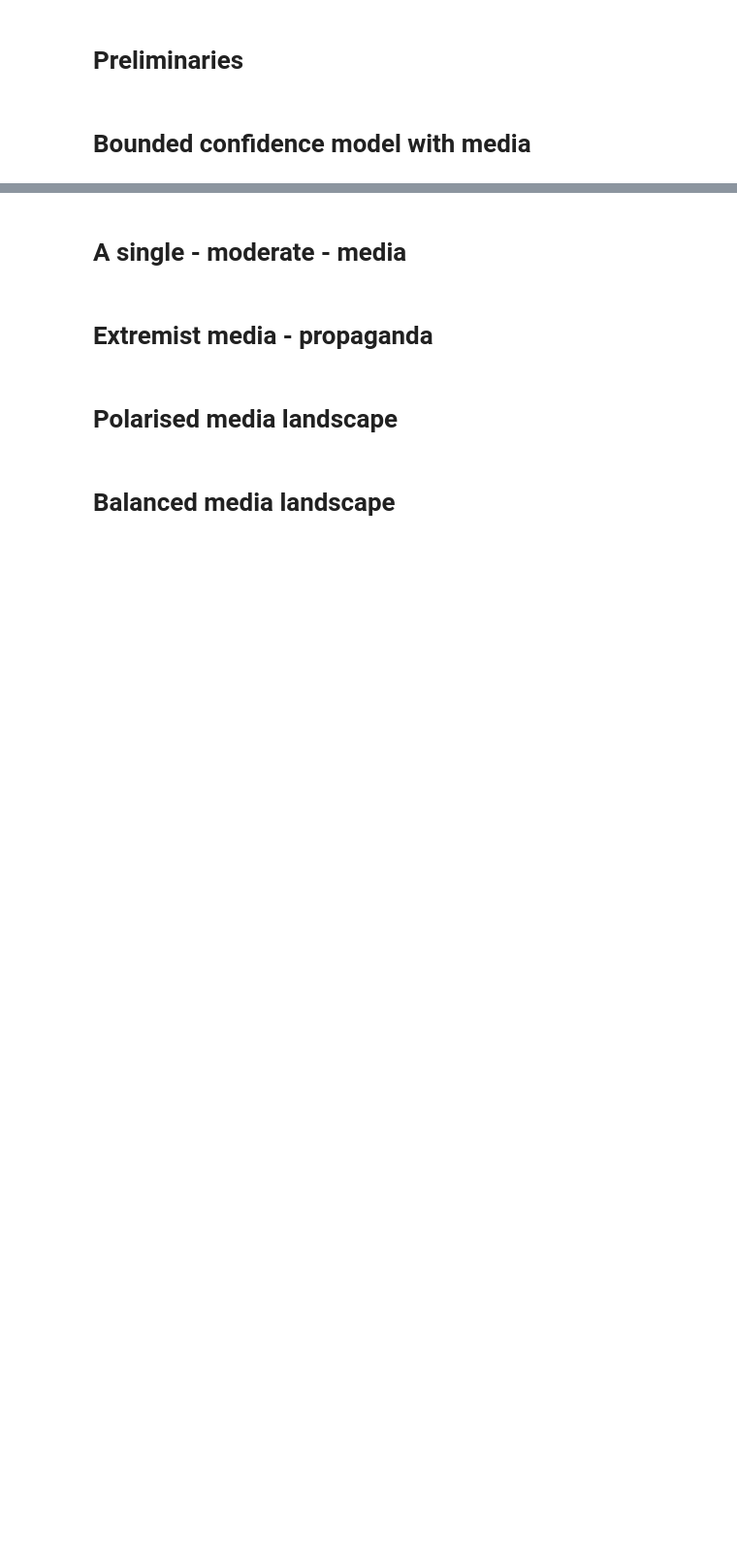
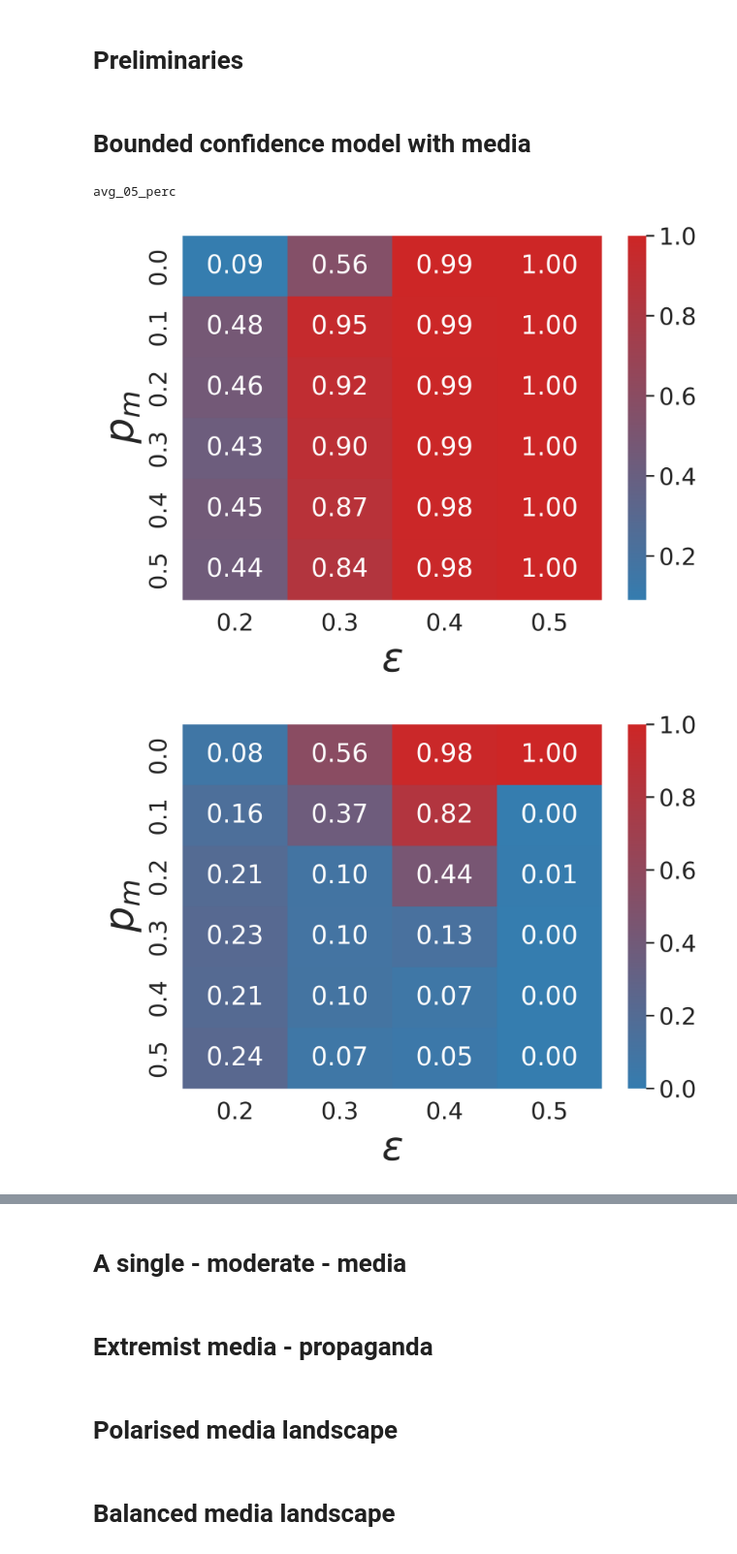
Before and after one commit to GiulioRossetti/AlgorithmicBias, a Jupyter notebook: aggregatePlots.ipynb, the cells around one changed output, grey strips where cells are left out. Shown at 97% size. Drawn from its saved outputs; the diff is of its cells as text; code cells hidden in the pictures; blank space fills up the shorter version.

```diff
--- a/aggregatePlots.ipynb
+++ b/aggregatePlots.ipynb
@@ -134,18 +134,22 @@ hex_list = ['#357db0', '#ce2626']
 cmap=get_continuous_cmap(hex_list)
 # %%
 sns.set(font_scale=1.6)
-for measure in ['100B_norm_entr']:
+for measure in ['avg_05_perc']:
     print(measure)
     i=0
     for mo in ['0.5', '0.0', '0.05;0.95', '0.05;0.5;0.95']:
         fig, ax = plt.subplots(nrows=1, ncols=1, figsize=(7, 5), dpi=600)
         titles = ['moderate', 'extremist', 'polarized', 'balanced']
         x = "p_media"
         y = "eps"
         data = deffuant[deffuant["media_op"]==mo]
         df = data.pivot(x, y, measure)
         a=sns.heatmap(df, cbar=True, fmt=".2f", annot=True, ax = ax, cmap=cmap)
         ax.set_xlabel(r'$\epsilon$', fontsize=30)
         ax.set_ylabel(r'$p_m$', fontsize=30)
         plt.savefig(f'{measure}_{titles[i]}_deffuant_heatmap.png')
         i+=1
+# %% [output]
+avg_05_perc
+[figure, added]
+[figure, added]
```
Also changed, not shown: parts of 2 cells of this notebook, 15 other files.
